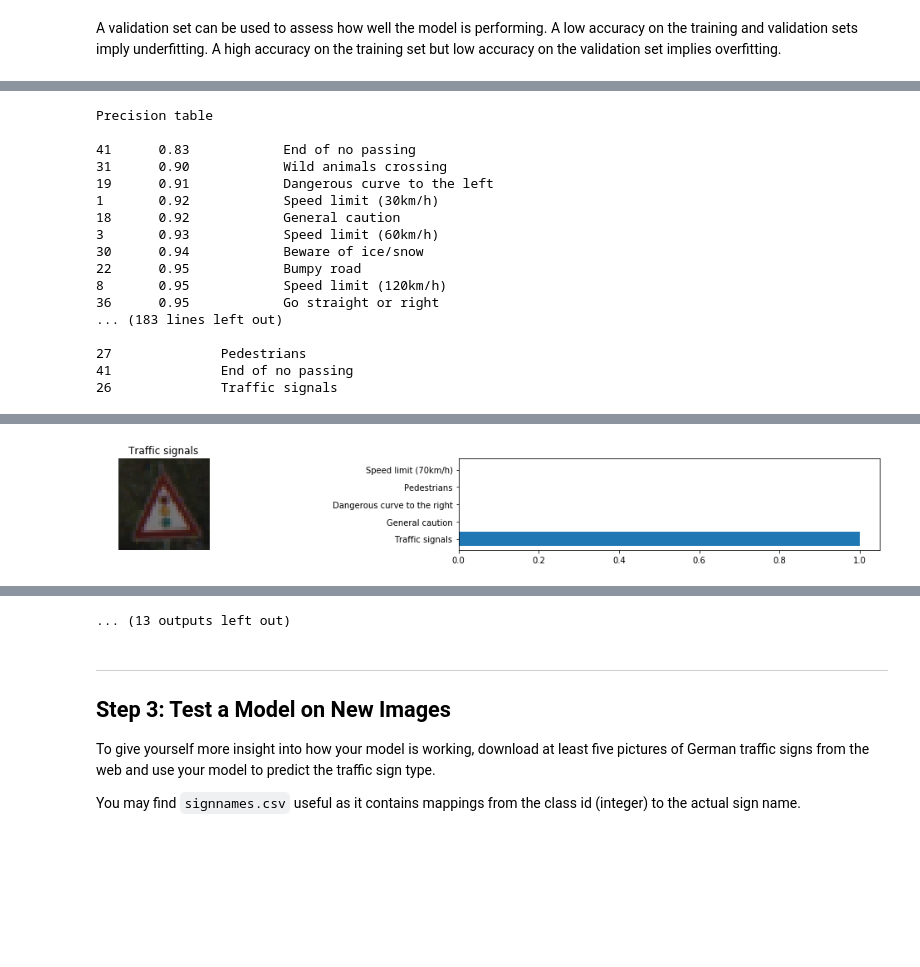
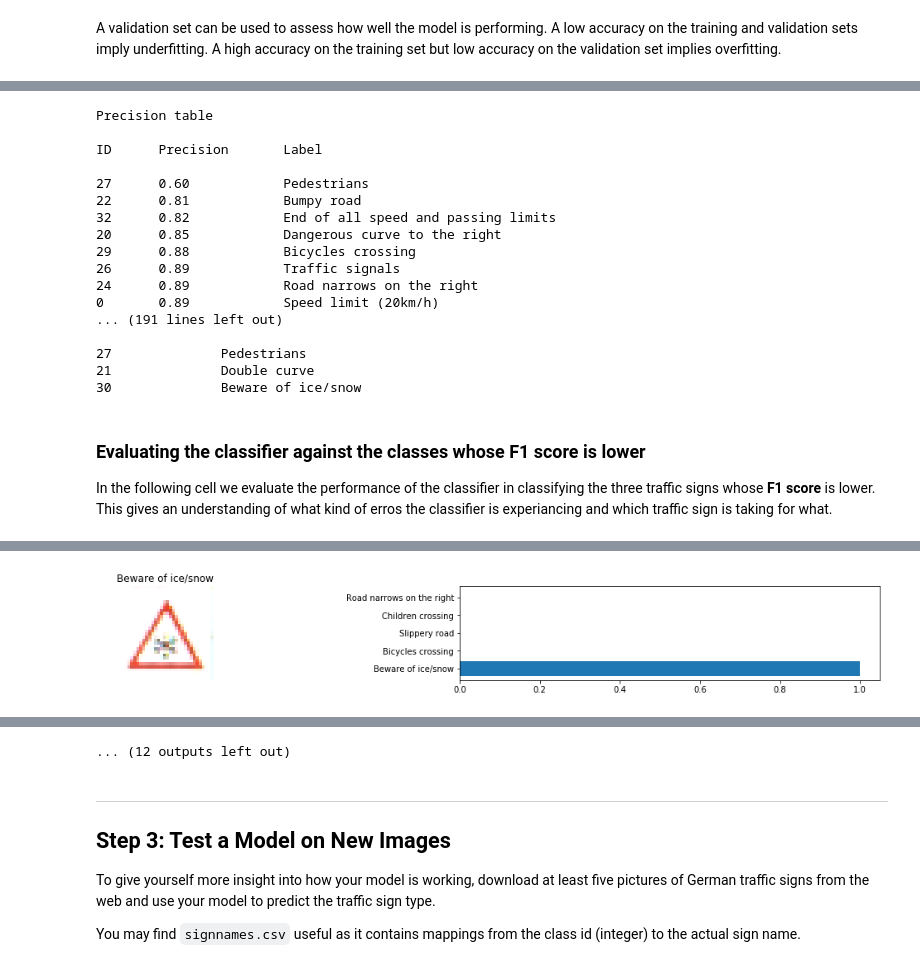
Before and after one commit to salvatorecampagna/CarND, a Jupyter notebook: term1/project2_traffic_sign_classifier/Traffic_Sign_Classifier.ipynb, the cells around one changed output, grey strips where cells are left out. Drawn from its saved outputs; the diff is of its cells as text; code cells hidden in the pictures; blank space fills up the shorter version.

Commit message:
Updating Traffic Sign Classifier Solution

```diff
--- a/term1/project2_traffic_sign_classifier/Traffic_Sign_Classifier.ipynb
+++ b/term1/project2_traffic_sign_classifier/Traffic_Sign_Classifier.ipynb
@@ -292,16 +311,12 @@ X_train, y_train = shuffle(X_train, y_train)
 # %%
-# Show some sample preprocessed images
-print("Sample preprocessed images")
+# Show some sample pre-processed images
+print("Sample pre-processed images")
 random.seed(42)
 for i in range(10):
     index = random.randint(1, n_train)
     plt.imshow(X_train[index])
     plt.title(signnames.loc[y_train[index]]['label'])
-    plt.show()# Reshape the training, validation and test set so to match the
-# input shape required by the model
-X_train = X_train.reshape(-1, 32, 32, 1)
-X_valid = X_valid.reshape(-1, 32, 32, 1)
-X_test = X_test.reshape(-1, 32, 32, 1)
+    plt.show()
 
 print("X_train shape: {0}".format(X_train.shape))
 print("y_train shape: {0}".format(y_train.shape))
@@ -671,14 +759,17 @@ def plot_confusion_matrix(cm, classes,
                           title='Confusion matrix',
                           cmap=plt.cm.Blues):
     """
-    Plot the confusion matrix of a classifier.
-    Normalization can be applied by setting `normalize=True`.
+    Plot the confusion matrix of a classifier
+    Normalization can be applied by setting `normalize=True`
     :param: cm: Confusion matrix
     :param: classes: List of class labels
     :param: normalize: Normalize the confusion matrix (True/False)
     :param: title: Plot title
     :param: cmap: Confusion matrix color map
     """
+    if normalize:
+        cm = cm.astype('float') / cm.sum(axis=1)
+
     plt.figure(figsize=(10, 10))
     plt.imshow(cm, interpolation='nearest', cmap=cmap)
     plt.title(title)
@@ -686,10 +777,6 @@ def plot_confusion_matrix(cm, classes,
     tick_marks = np.arange(len(classes))
     plt.xticks(tick_marks, classes, rotation=45)
     plt.yticks(tick_marks, classes)
-
-    if normalize:
-        cm = cm.astype('float') / cm.sum(axis=1)[:, np.newaxis]
-
     plt.tight_layout()
     plt.ylabel('Actual label')
     plt.xlabel('Predicted label')
@@ -700,9 +787,10 @@ with tf.Session() as session:
     # Compute predicted and actual labels using the test set
     pred, actual = session.run((tf.argmax(y_pred, 1), tf.argmax(y_one_hot, 1)), feed_dict={x: X_test, y: y_test, keep_prob: 1.0})
 
-    # Plot normalized confusion matrix
+    # Plot the normalized confusion matrix using traffic sign IDs as labels
+    labels = [i for i in range(0, 43)]
     conf_matrix = confusion_matrix(actual, pred, labels)
     class_names = [i for i in range(0, 43, 1)]
     plot_confusion_matrix(conf_matrix, classes=class_names, normalize=True,
-                      title='Normalized confusion matrix')
+                      title='Normalized traffic sign classifier confusion matrix')
 # %% [output]
@@ -718,20 +814,22 @@ def list_to_dict(l):
     return d
 
 def list_to_table(l, title, reverse=False):
-    print(title)
+    print("{0} table".format(title))
     print()
     d = list_to_dict(l)
     table = sorted(d.items(), key=lambda k: k[1], reverse=reverse)
+    print("ID\t{0}\tLabel".format(title))
+    print()
     for i, label in table:
         print("{0}\t{1:.2f}\t\t{2}".format(i, label, signnames.loc[i]['label']))
     print("\n\n")
     return table
 
 precision, recall, fscore, support = precision_recall_fscore_support(actual, pred)
-precision_table = list_to_table(precision, "Precision table")
-recall_table = list_to_table(recall, "Recall table")
-fscore_table = list_to_table(fscore, "F1 score table")
-support_table = list_to_table(support, "Support table")
+precision_table = list_to_table(precision, "Precision")
+recall_table = list_to_table(recall, "Recall  ")
+fscore_table = list_to_table(fscore, "F1 score")
+support_table = list_to_table(support, "Support  ")
 
 # Select the 3 traffic signs whose F1 score is lower
 low_score_ids = []
@@ -754,21 +852,24 @@ for i in low_score_ids:
 # %% [output]
 Precision table
 
-41      0.83            End of no passing
-31      0.90            Wild animals crossing
-19      0.91            Dangerous curve to the left
-1       0.92            Speed limit (30km/h)
-18      0.92            General caution
-3       0.93            Speed limit (60km/h)
-30      0.94            Beware of ice/snow
-22      0.95            Bumpy road
-8       0.95            Speed limit (120km/h)
-36      0.95            Go straight or right
-... (183 lines left out)
+ID      Precision       Label
+
+27      0.60            Pedestrians
+22      0.81            Bumpy road
+32      0.82            End of all speed and passing limits
+20      0.85            Dangerous curve to the right
+29      0.88            Bicycles crossing
+26      0.89            Traffic signals
+24      0.89            Road narrows on the right
+0       0.89            Speed limit (20km/h)
+... (191 lines left out)
 
 27              Pedestrians
-41              End of no passing
-26              Traffic signals
+21              Double curve
+30              Beware of ice/snow
+# %% [markdown]
+### Evaluating the classifier against the classes whose F1 score is lower
+In the following cell we evaluate the performance of the classifier in classifying the three traffic signs whose **F1 score** is lower. This gives an understanding of what kind of erros the classifier is experiancing and which traffic sign is taking for what.
 # %%
 # Open the test set to extract the origina images
 with open(testing_file, mode='rb') as f:
@@ -779,8 +880,8 @@ with open(testing_file, mode='rb') as f:
 
 # Select 10 samples from the test set among the images whose classification accuracy is on average lowe
 # (see cell output above for a list of traffic signs whose classification accuracy is low)
-n_samples = 25
-random.seed(11)
+n_samples = 24
+random.seed(31)
 # Extract some random samples from the set of traffic signs whose classification accuracy is low
 test_samples = random.sample(low_score_samples, n_samples)
 # Load images and labels for the random samples
@@ -823 +924 @@ with tf.Session() as session:
-[figure, old version]
+[figure, new version]
@@ -827,4 +928,4 @@ with tf.Session() as session:
-... (13 outputs left out)
+... (12 outputs left out)
 # %% [markdown]
 ---
 
```
Also changed, not shown: parts of 33 cells of this notebook, 7 other files.
